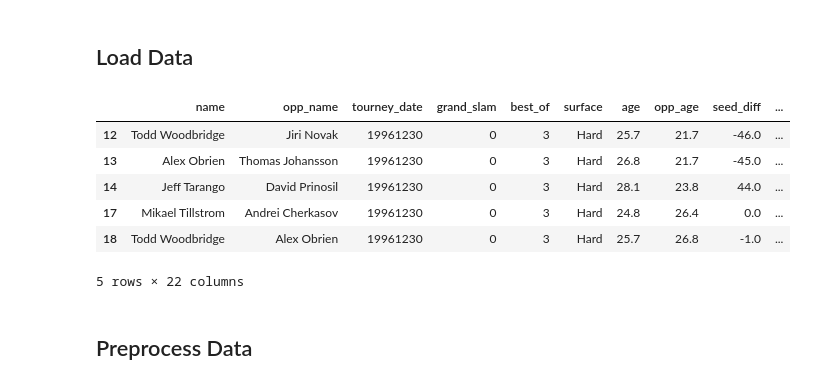
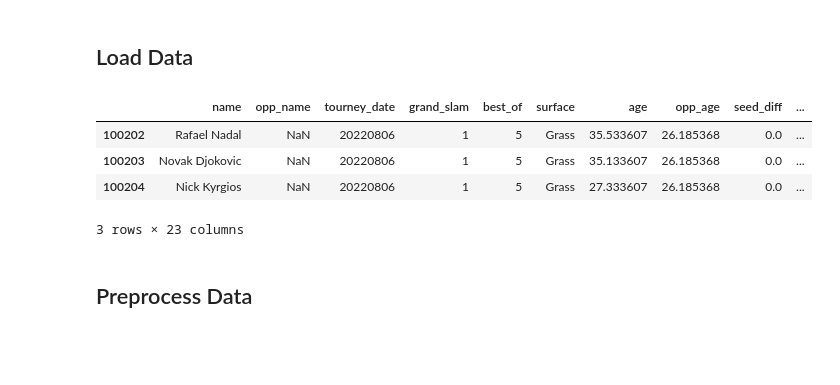
Before and after one commit to milesfking/atp-tennis-prizepicks-model, a Jupyter notebook: ml_models.ipynb, the cells around one changed output. Saved outputs shown, nothing was run; the diff lists cells and outputs as text; code cells hidden in the pictures; blank space fills up the shorter version.

```diff
--- a/ml_models.ipynb
+++ b/ml_models.ipynb
@@ -12,17 +12,18 @@ from sklearn.tree import DecisionTreeRegressor
 from sklearn.ensemble import RandomForestRegressor
 # %% [markdown]
 ## Load Data
-# %%
-cleaned_df = pd.read_csv("cleaned_atp_data.csv", index_col=0)
-cleaned_df.head()
-# %% [output]
-|  | name | opp_name | tourney_date | grand_slam | best_of | surface | age | opp_age | seed_diff | ... |
-| 12 | Todd Woodbridge | Jiri Novak | 19961230 | 0 | 3 | Hard | 25.7 | 21.7 | -46.0 | ... |
-| 13 | Alex Obrien | Thomas Johansson | 19961230 | 0 | 3 | Hard | 26.8 | 21.7 | -45.0 | ... |
-| 14 | Jeff Tarango | David Prinosil | 19961230 | 0 | 3 | Hard | 28.1 | 23.8 | 44.0 | ... |
-| 17 | Mikael Tillstrom | Andrei Cherkasov | 19961230 | 0 | 3 | Hard | 24.8 | 26.4 | 0.0 | ... |
-| 18 | Todd Woodbridge | Alex Obrien | 19961230 | 0 | 3 | Hard | 25.7 | 26.8 | -1.0 | ... |
-5 rows × 22 columns
+# %%
+cleaned_df = pd.read_csv("cleaned_atp_data.csv", index_col=0)
+
+# Split into matches to fit and matches to predict
+matches_to_fit = cleaned_df[pd.isnull(cleaned_df['prizepicks_line'])]
+matches_to_predict = cleaned_df[pd.notna(cleaned_df['prizepicks_line'])]
+# %% [output]
+|  | name | opp_name | tourney_date | grand_slam | best_of | surface | age | opp_age | seed_diff | ... |
+| 100202 | Rafael Nadal | NaN | 20220806 | 1 | 5 | Grass | 35.533607 | 26.185368 | 0.0 | ... |
+| 100203 | Novak Djokovic | NaN | 20220806 | 1 | 5 | Grass | 35.133607 | 26.185368 | 0.0 | ... |
+| 100204 | Nick Kyrgios | NaN | 20220806 | 1 | 5 | Grass | 27.333607 | 26.185368 | 0.0 | ... |
+3 rows × 23 columns
 # %% [markdown]
 ## Preprocess Data
 # %%
```
Also changed, not shown: parts of 7 cells of this notebook, 2 other files.
